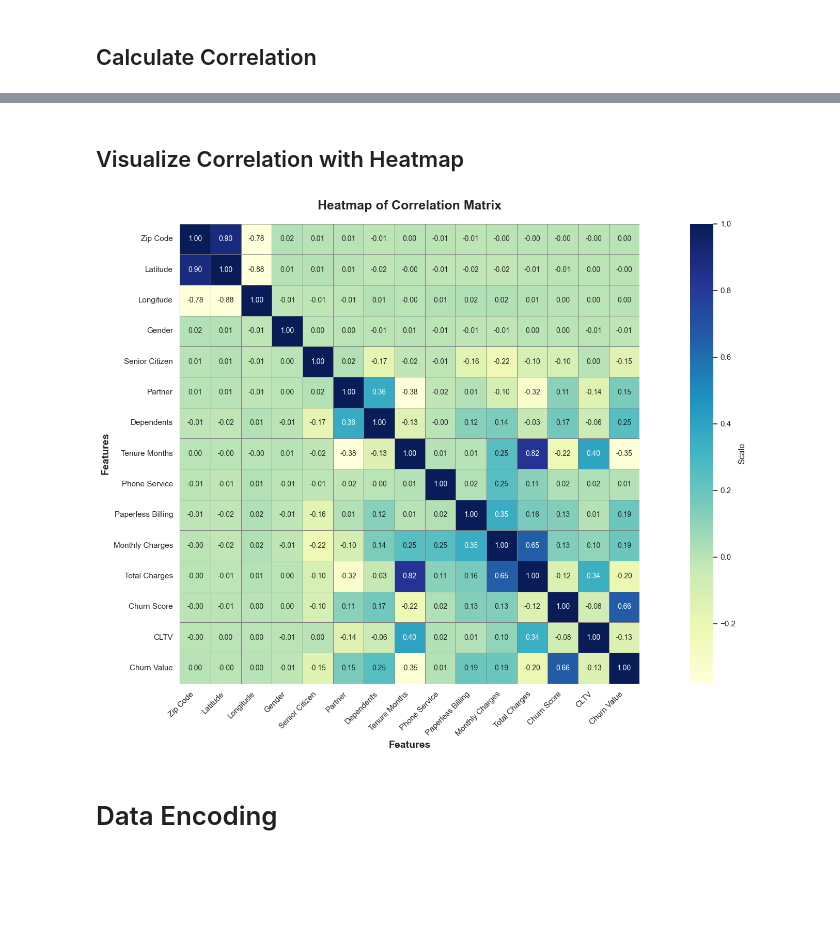
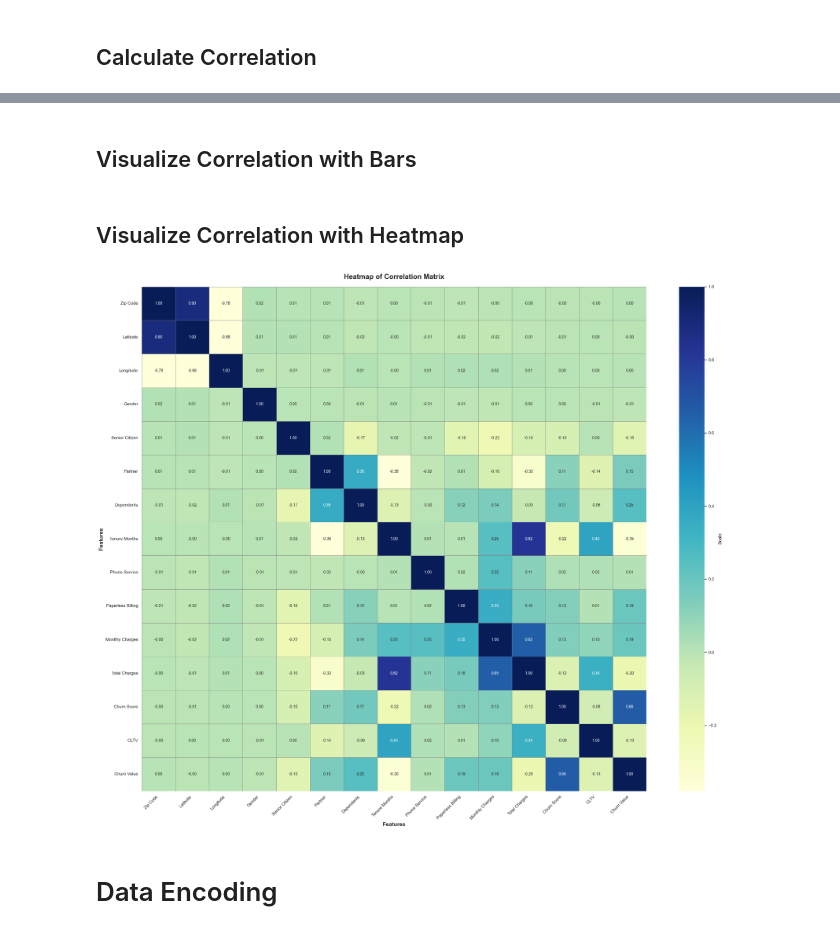
Before and after one commit to zyad-ashraf-amar/ML-Codes, a Jupyter notebook: ML_Codes/3- Classification/ML_Classification_call.ipynb, the cells around one changed output, grey strips where cells are left out. Cells and saved outputs as stored; diff of their text form; code cells hidden in the pictures; blank space fills up the shorter version.

```diff
--- a/ML_Codes/3- Classification/ML_Classification_call.ipynb
+++ b/ML_Codes/3- Classification/ML_Classification_call.ipynb
@@ -254,4 +265,3 @@ Data read successfully from Telco_customer_churn.xlsx
 # %%
 # Make the target is last column
-df = target_last_col(df,'Churn Value')
-df.head()
+df = target_last_col(df,target_column)
@@ -377,8 +361,3 @@ df.describe(include=['object'])
 | freq | 305 | 3555 | 5901 | 3641 | 5416 | 6361 | 3390 | ... |
 # %% [markdown]
 # Data Encoding columns with 2 unique values
-# %%
-object_columns = df.select_dtypes(include=['object']).columns
-columns_with_2_unique_values = [col for col in object_columns if len(df[col].value_counts()) == 2]
-
-df = encode_column(df, columns = columns_with_2_unique_values, method='binary')
@@ -384,0 +369,6 @@ df = encode_column(df, columns = columns_with_2_unique_values, method='binary')
+# %%
+columns = ['Senior Citizen', 'Partner', 'Dependents', 'Phone Service', 'Paperless Billing']
+df = encode_column(df, columns = columns, method='binary', binary_1='Yes', binary_0='No')
+# %%
+columns = ['Gender']
+df = encode_column(df, columns = columns, method='binary', binary_1='Known', binary_0='Unknown')
@@ -590,0 +684,2 @@ The Pearson Correlation Coefficient for Monthly Charges is 0.1934 with a P-value
+# %% [markdown]
+## Visualize Correlation with Bars
@@ -591,9 +692,9 @@ The Pearson Correlation Coefficient for Monthly Charges is 0.1934 with a P-value
 # %% [markdown]
 ## Visualize Correlation with Heatmap
 # %%
-correlations = Heatmap_Correlation(df, mask=-1)
+correlations = Heatmap_Correlation(df, mask=-1, cmap="YlGnBu", save_path=None, annot_size = 10, figsize=(25, 20))
 # %% [output]
-[figure, old version]
+[figure, new version]
 # %% [markdown]
 # Data Encoding
 # %%
```
Also changed, not shown: parts of 139 cells of this notebook, 2 other files.
